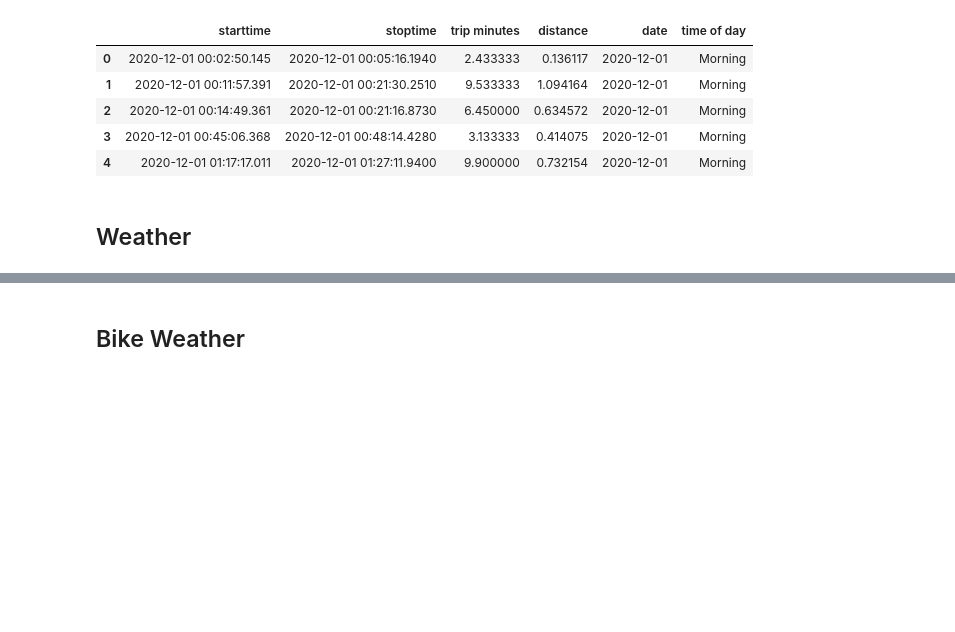
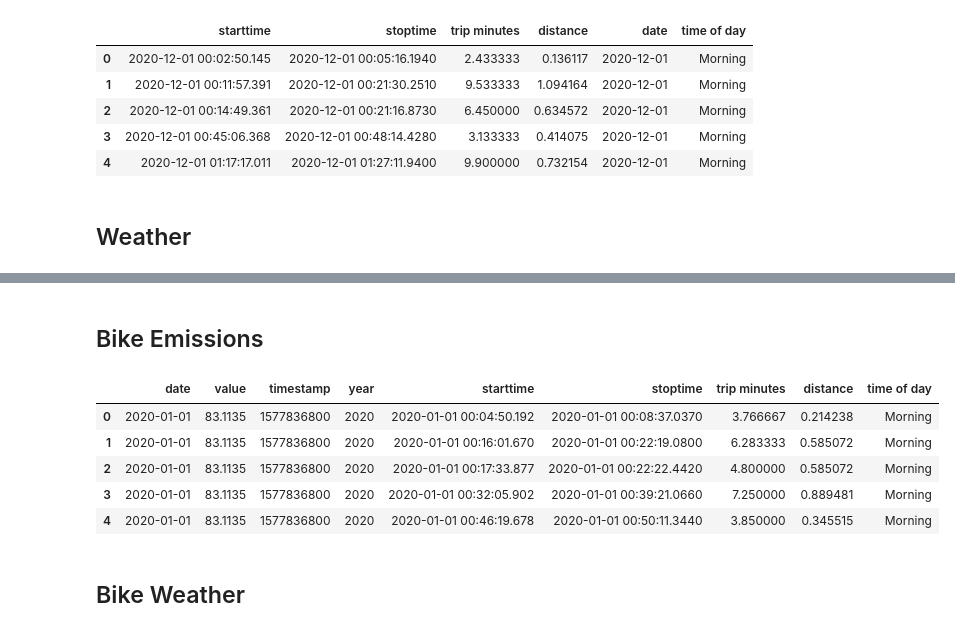
Before and after one commit to nallen19/DSandML, a Jupyter notebook: Project/Project.ipynb, the cells around one changed output, grey strips where cells are left out. Drawn from its saved outputs; the diff is of its cells as text; code cells hidden in the pictures; blank space fills up the shorter version.

Commit message:
Weather + Emission Models

```diff
--- a/Project/Project.ipynb
+++ b/Project/Project.ipynb
@@ -209,0 +187,14 @@ plt.show()
+# %% [markdown]
+## Bike Emissions
+# %%
+df_bike_clean['date'] = df_bike_clean['date'].astype('datetime64[ns]')
+# merging emissions and bike on date
+merge_bike_emmissions = pd.merge(df_emissions_clean, df_bike_clean, on="date")
+merge_bike_emmissions.head()
+# %% [output]
+|  | date | value | timestamp | year | starttime | stoptime | trip minutes | distance | time of day |
+| 0 | 2020-01-01 | 83.1135 | 1577836800 | 2020 | 2020-01-01 00:04:50.192 | 2020-01-01 00:08:37.0370 | 3.766667 | 0.214238 | Morning |
+| 1 | 2020-01-01 | 83.1135 | 1577836800 | 2020 | 2020-01-01 00:16:01.670 | 2020-01-01 00:22:19.0800 | 6.283333 | 0.585072 | Morning |
+| 2 | 2020-01-01 | 83.1135 | 1577836800 | 2020 | 2020-01-01 00:17:33.877 | 2020-01-01 00:22:22.4420 | 4.800000 | 0.585072 | Morning |
+| 3 | 2020-01-01 | 83.1135 | 1577836800 | 2020 | 2020-01-01 00:32:05.902 | 2020-01-01 00:39:21.0660 | 7.250000 | 0.889481 | Morning |
+| 4 | 2020-01-01 | 83.1135 | 1577836800 | 2020 | 2020-01-01 00:46:19.678 | 2020-01-01 00:50:11.3440 | 3.850000 | 0.345515 | Morning |
```
Also changed, not shown: parts of 13 cells of this notebook.
